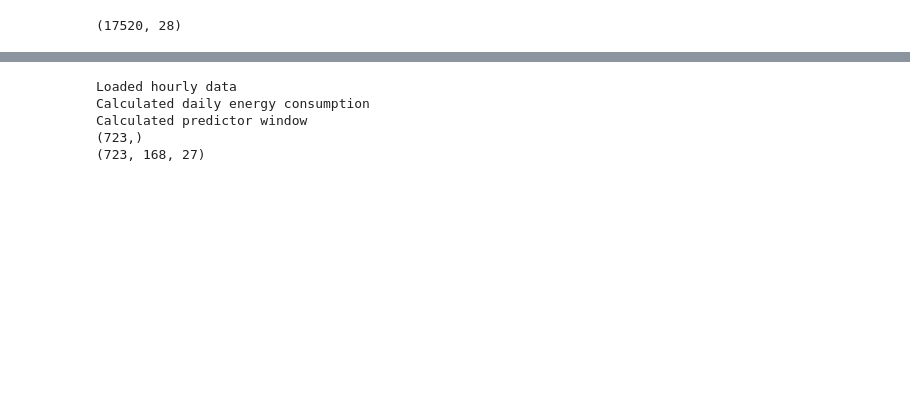
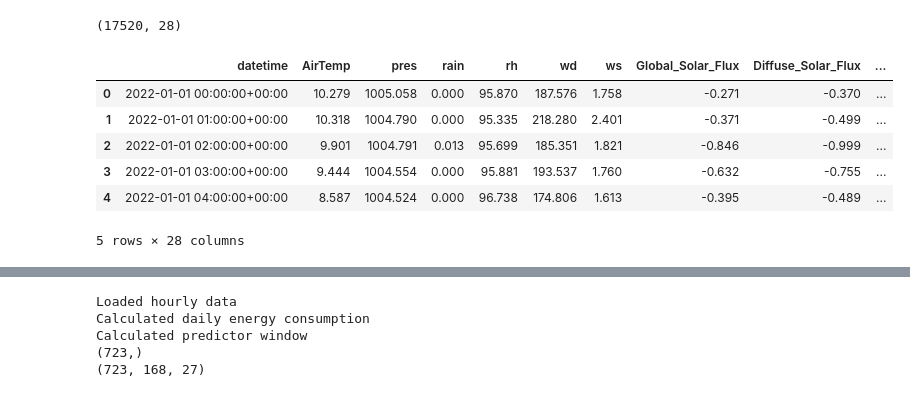
Before and after one commit to zhichuanma/E4Cchallenge, a Jupyter notebook: main.ipynb, the cells around one changed output, grey strips where cells are left out. Drawn from its saved outputs; the diff is of its cells as text; code cells hidden in the pictures; blank space fills up the shorter version.

Commit message:
Add todos and data exploration

```diff
--- a/main.ipynb
+++ b/main.ipynb
@@ -79,3 +19,13 @@ def build_training_data(hourly_data_path):
 data.shape
 # %% [output]
 (17520, 28)
+# %%
+data.head()
+# %% [output]
+|  | datetime | AirTemp | pres | rain | rh | wd | ws | Global_Solar_Flux | Diffuse_Solar_Flux | ... |
+| 0 | 2022-01-01 00:00:00+00:00 | 10.279 | 1005.058 | 0.000 | 95.870 | 187.576 | 1.758 | -0.271 | -0.370 | ... |
+| 1 | 2022-01-01 01:00:00+00:00 | 10.318 | 1004.790 | 0.000 | 95.335 | 218.280 | 2.401 | -0.371 | -0.499 | ... |
+| 2 | 2022-01-01 02:00:00+00:00 | 9.901 | 1004.791 | 0.013 | 95.699 | 185.351 | 1.821 | -0.846 | -0.999 | ... |
+| 3 | 2022-01-01 03:00:00+00:00 | 9.444 | 1004.554 | 0.000 | 95.881 | 193.537 | 1.760 | -0.632 | -0.755 | ... |
+| 4 | 2022-01-01 04:00:00+00:00 | 8.587 | 1004.524 | 0.000 | 96.738 | 174.806 | 1.613 | -0.395 | -0.489 | ... |
+5 rows × 28 columns
```
Also changed, not shown: parts of 18 cells of this notebook, 4 other files.
